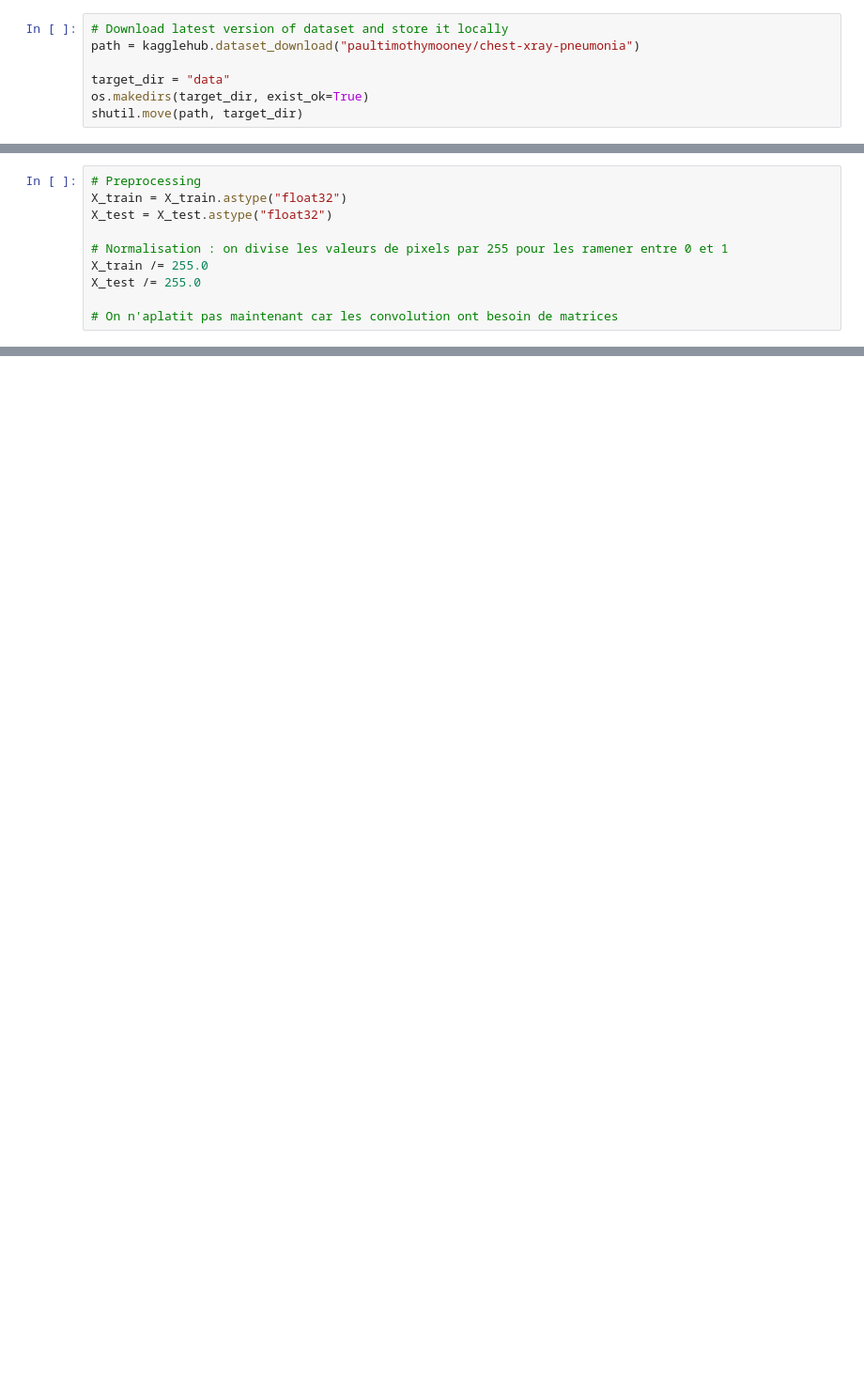
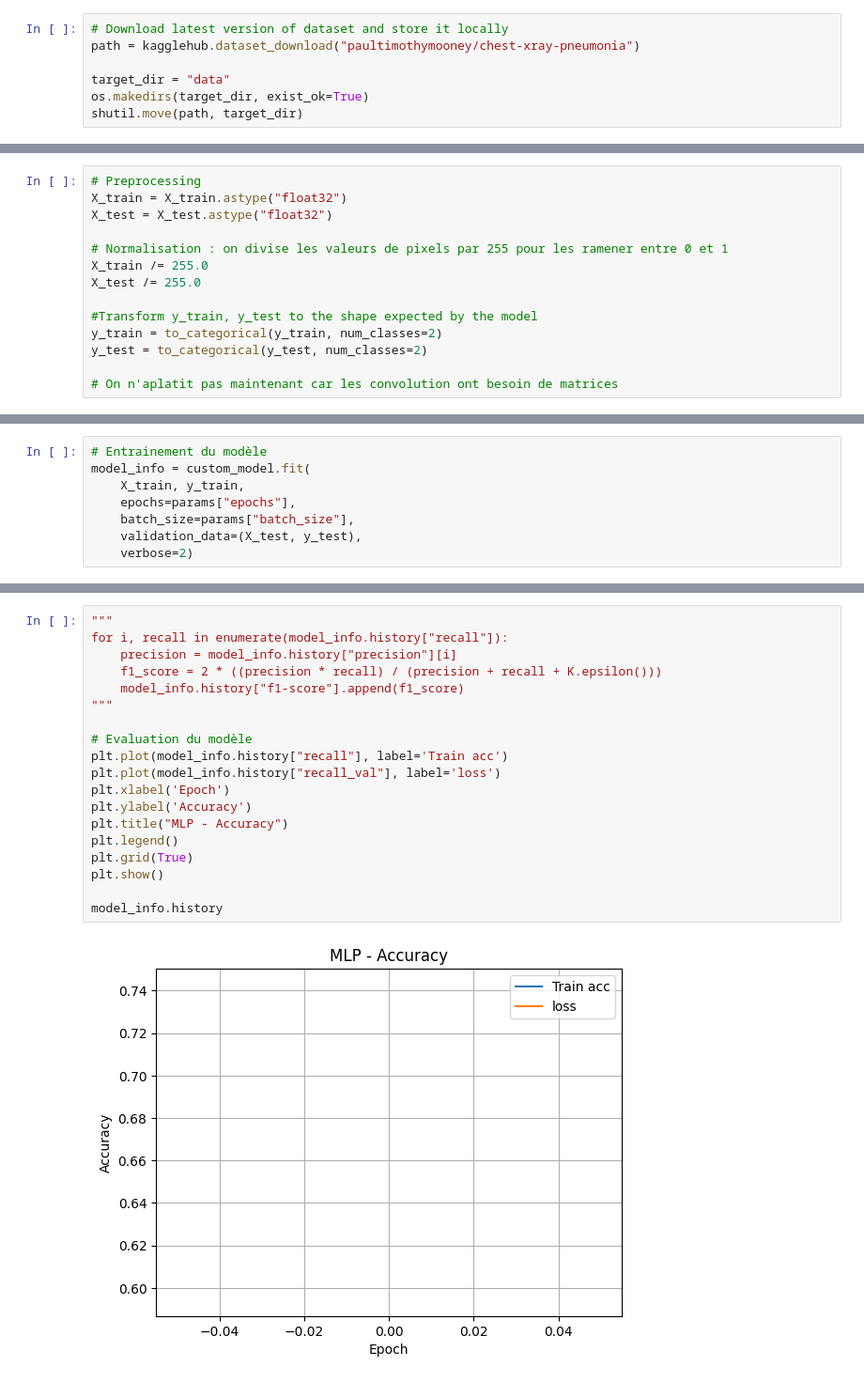
Before and after one commit to CpHeat/Transfer-Learning, a Jupyter notebook: work.ipynb, the cells around one changed output, grey strips where cells are left out. Shown at 94% size. Saved outputs shown, nothing was run; the diff lists cells and outputs as text; blank space fills up the shorter version.

Commit message:
ready to train model + remote working for GPU use

```diff
--- a/work.ipynb
+++ b/work.ipynb
@@ -267,5 +293,9 @@ X_test = X_test.astype("float32")
 X_train /= 255.0
 X_test /= 255.0
 
+#Transform y_train, y_test to the shape expected by the model
+y_train = to_categorical(y_train, num_classes=2)
+y_test = to_categorical(y_test, num_classes=2)
+
 # On n'aplatit pas maintenant car les convolution ont besoin de matrices
 # %%
@@ -272,0 +388,8 @@ X_test /= 255.0
+# %%
+# Entrainement du modèle
+model_info = custom_model.fit(
+    X_train, y_train,
+    epochs=params["epochs"],
+    batch_size=params["batch_size"],
+    validation_data=(X_test, y_test),
+    verbose=2)
@@ -272,0 +407,21 @@ X_test /= 255.0
+# %%
+"""
+for i, recall in enumerate(model_info.history["recall"]):
+    precision = model_info.history["precision"][i]
+    f1_score = 2 * ((precision * recall) / (precision + recall + K.epsilon()))
+    model_info.history["f1-score"].append(f1_score)
+"""
+
+# Evaluation du modèle
+plt.plot(model_info.history["recall"], label='Train acc')
+plt.plot(model_info.history["recall_val"], label='loss')
+plt.xlabel('Epoch')
+plt.ylabel('Accuracy')
+plt.title("MLP - Accuracy")
+plt.legend()
+plt.grid(True)
+plt.show()
+
+model_info.history
+# %% [output]
+[figure, added]
```
Also changed, not shown: parts of 11 cells of this notebook, 6 other files.
